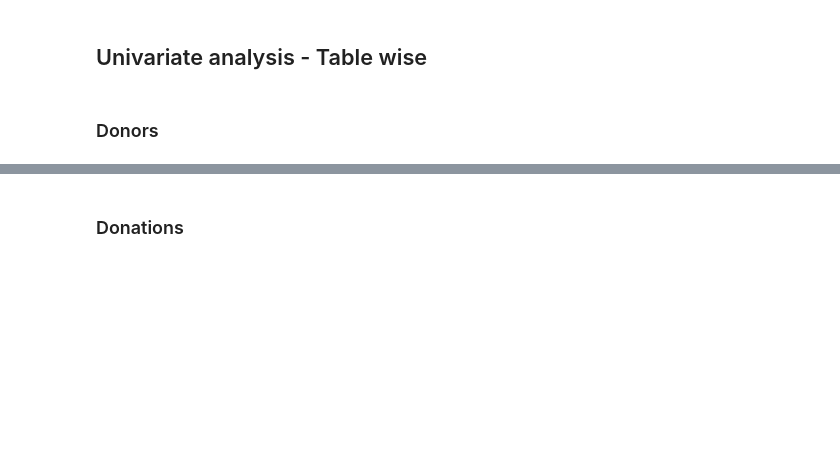
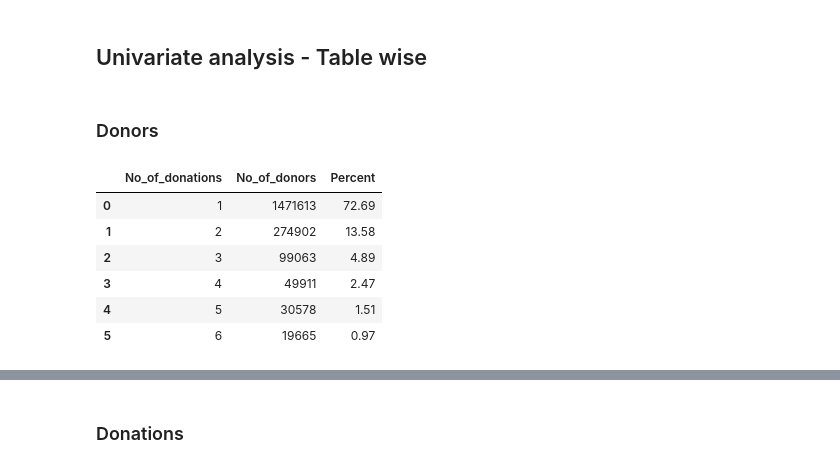
Before and after one commit to prasunshrestha/recommendation_system_for_donors, a Jupyter notebook: ADS_Social_Good_Recommender_System_Notebook.ipynb, the cells around one changed output, grey strips where cells are left out. Cells and saved outputs as stored; diff of their text form; code cells hidden in the pictures; blank space fills up the shorter version.

```diff
--- a/ADS_Social_Good_Recommender_System_Notebook.ipynb
+++ b/ADS_Social_Good_Recommender_System_Notebook.ipynb
@@ -272,0 +145,10 @@ Missing data in df_donations_raw:
+# %%
+freq_donation_table
+# %% [output]
+|  | No_of_donations | No_of_donors | Percent |
+| 0 | 1 | 1471613 | 72.69 |
+| 1 | 2 | 274902 | 13.58 |
+| 2 | 3 | 99063 | 4.89 |
+| 3 | 4 | 49911 | 2.47 |
+| 4 | 5 | 30578 | 1.51 |
+| 5 | 6 | 19665 | 0.97 |
```
Also changed, not shown: parts of 26 cells of this notebook.
